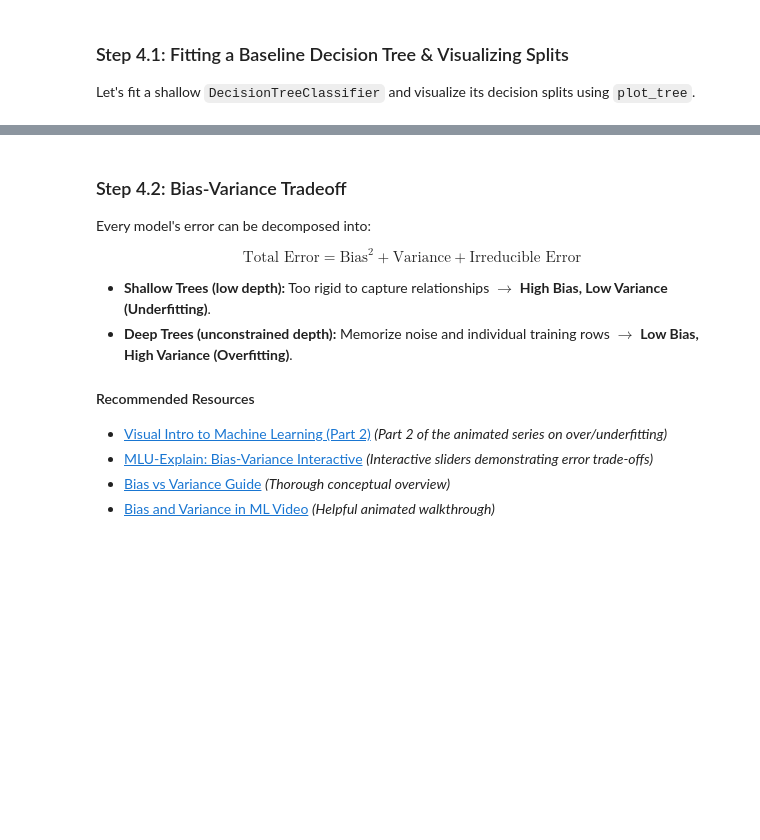
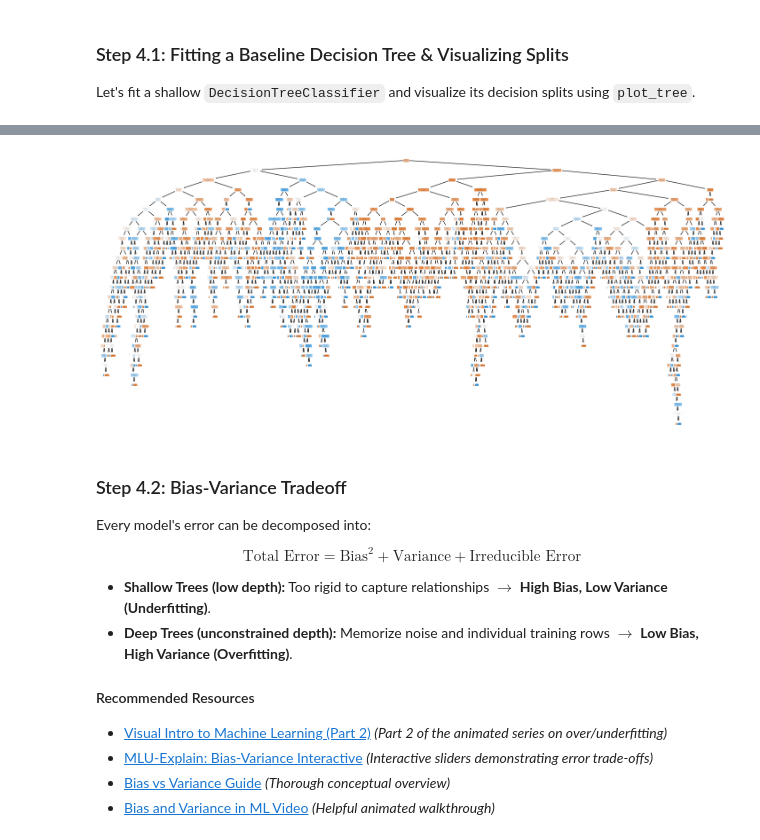
Before and after one commit to VenusCrazy/AryanM_LP_Synapse-26, a Jupyter notebook: Task 2/SynapseTask_LP_2A.ipynb, the cells around one changed output, grey strips where cells are left out. Drawn from its saved outputs; the diff is of its cells as text; code cells hidden in the pictures; blank space fills up the shorter version.

```diff
--- a/Task 2/SynapseTask_LP_2A.ipynb
+++ b/Task 2/SynapseTask_LP_2A.ipynb
@@ -449,3 +448,10 @@ Let's fit a shallow `DecisionTreeClassifier` and visualize its decision splits u
 # Hint: from sklearn.tree import DecisionTreeClassifier, plot_tree
 # Fit a DecisionTreeClassifier with max_depth=3 and random_state=42 on X_train, y_train
 # dt =
+from sklearn.tree import DecisionTreeClassifier
+dtree = DecisionTreeClassifier(random_state=42)
+dtree.fit(X_train, y_train)
+y_pred_dt = dtree.predict(X_test)
+print("Decision Tree Accuracy:", accuracy_score(y_test, y_pred_dt))
+print("Confusion Matrix:\n", confusion_matrix(y_test, y_pred_dt))
+print("Classification Report:\n", classification_report(y_test, y_pred_dt))
@@ -452,9 +472,15 @@ Let's fit a shallow `DecisionTreeClassifier` and visualize its decision splits u
 # %%
 # Hint: Use plot_tree() to visualize the top levels of the fitted decision tree
 # Pass feature_names=X.columns, class_names=['No Churn', 'Churn'], filled=True
 # plt.figure(figsize=(18, 8))
 # plot_tree(...)
 # plt.show()
+from sklearn.tree import plot_tree
+plt.figure(figsize=(18, 8))
+plot_tree(dtree, feature_names=X.columns, class_names=['No Churn', 'Churn'], filled=True)
+plt.show()
+# %% [output]
+[figure, added]
 # %% [markdown]
 ### Step 4.2: Bias-Variance Tradeoff
 
```
Also changed, not shown: parts of 3 cells of this notebook.
